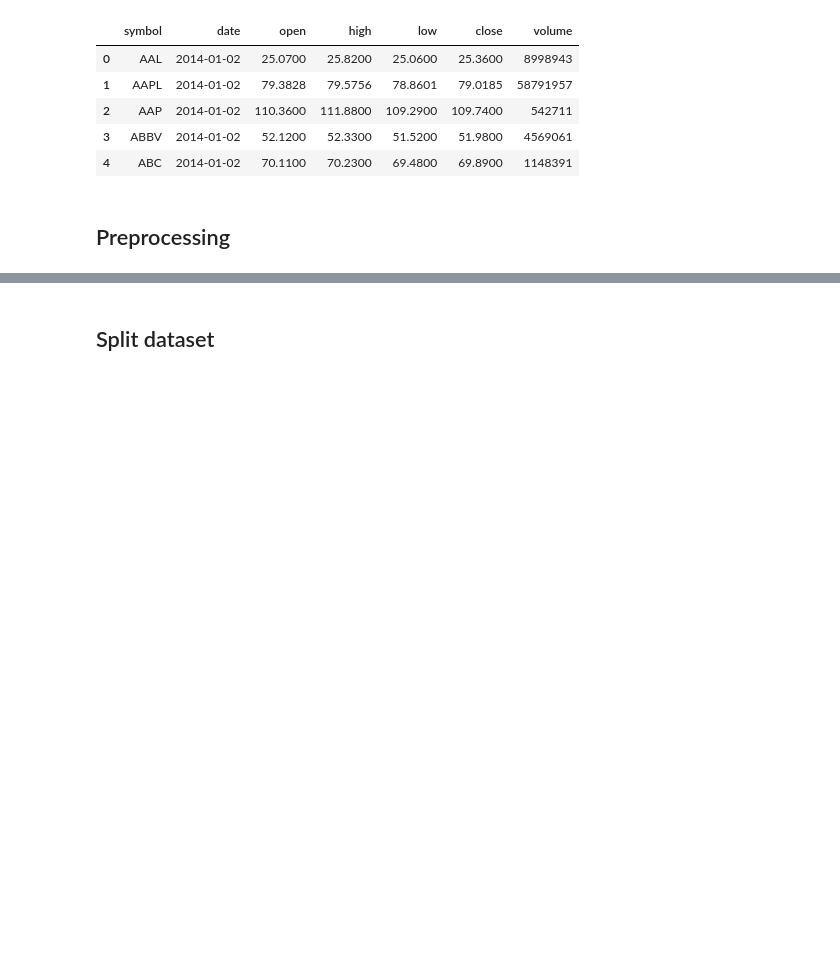
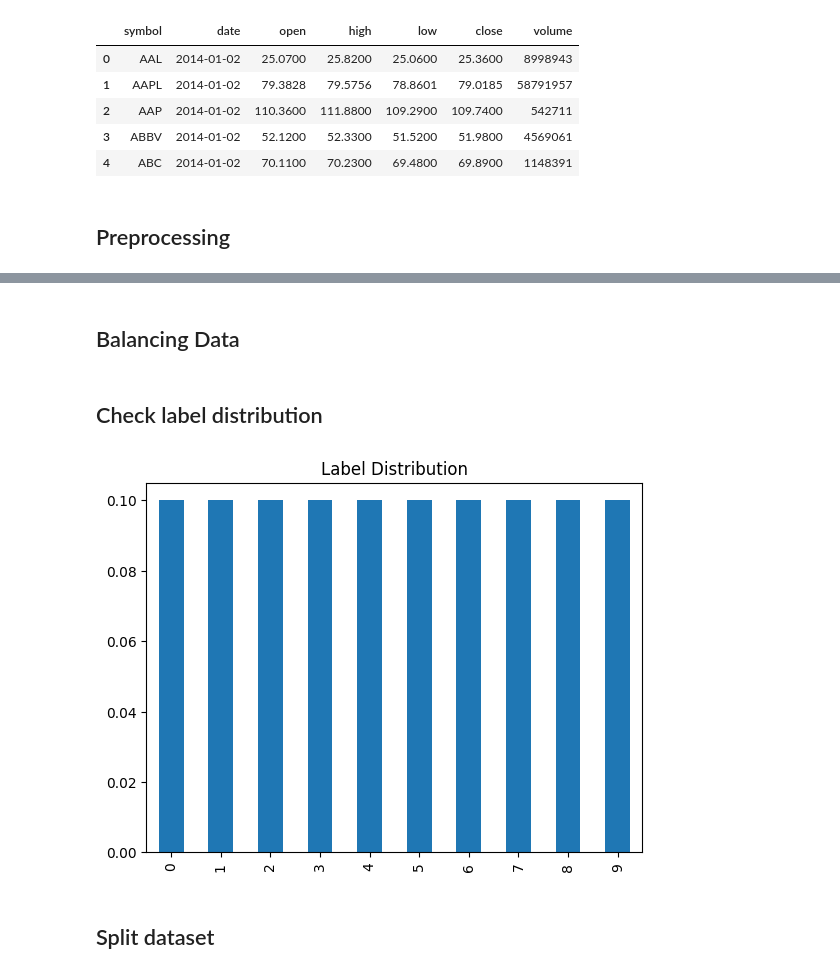
Before and after one commit to RyanGA09/codveda-ml-submission, a Jupyter notebook: Level 3 Advanced/Task_3_Neural_Network/neural_network.ipynb, the cells around one changed output, grey strips where cells are left out. Cells and saved outputs as stored; diff of their text form; code cells hidden in the pictures; blank space fills up the shorter version.

```diff
--- a/Level 3 Advanced/Task_3_Neural_Network/neural_network.ipynb
+++ b/Level 3 Advanced/Task_3_Neural_Network/neural_network.ipynb
@@ -48,6 +48,10 @@ data.sort_values(by=["symbol", "date"], inplace=True)
 # %%
 # Remove duplicates if any
 data.drop_duplicates(subset=["symbol", "date"], inplace=True)
+# %%
+# Take the Top-N most frequently occurring symbol
+top_symbols = data['symbol'].value_counts().nlargest(10).index
+data = data[data['symbol'].isin(top_symbols)]
 # %%
 # Encode target label
 label_encoder = LabelEncoder()
@@ -70,7 +74,7 @@ data = data.replace([np.inf, -np.inf], np.nan)
 data = data.dropna()
 # %%
 # Create sequences per stock symbol
-def create_symbol_sequences(df, time_steps=5):
+def create_symbol_sequences(df, time_steps=10):
     X, y = [], []
     symbols = df["symbol"].unique()
     for symbol in symbols:
@@ -84,7 +88,7 @@ def create_symbol_sequences(df, time_steps=5):
             y.append(labels[i+time_steps])
     return np.array(X), np.array(y)
 
-TIME_STEPS = 5
+TIME_STEPS = 10
 X_seq, y_seq = create_symbol_sequences(data, time_steps=TIME_STEPS)
 # %%
 print(f"Total sequences created: {X_seq.shape[0]}")
@@ -96,0 +101,2 @@ Input shape: (494936, 5, 5), Output shape: (494936,)
+# %% [markdown]
+## Balancing Data
@@ -97,3 +110,12 @@ Input shape: (494936, 5, 5), Output shape: (494936,)
+# %% [markdown]
+## Check label distribution
+# %%
+# Check label distribution
+pd.Series(y_seq).value_counts(normalize=True).plot(kind='bar')
+plt.title("Label Distribution")
+plt.show()
+# %% [output]
+[figure, added]
 # %% [markdown]
 ## Split dataset
 # %%
```
Also changed, not shown: parts of 11 cells of this notebook, 1 other file.
